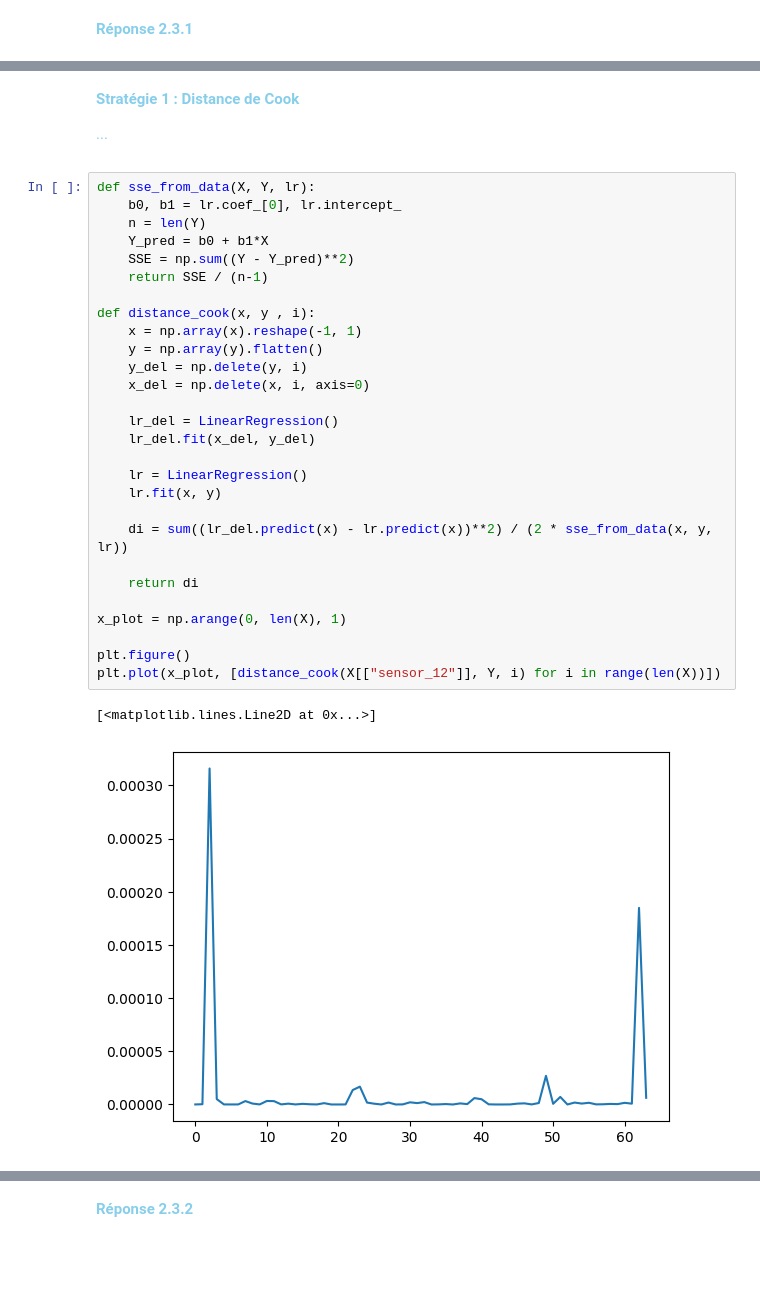
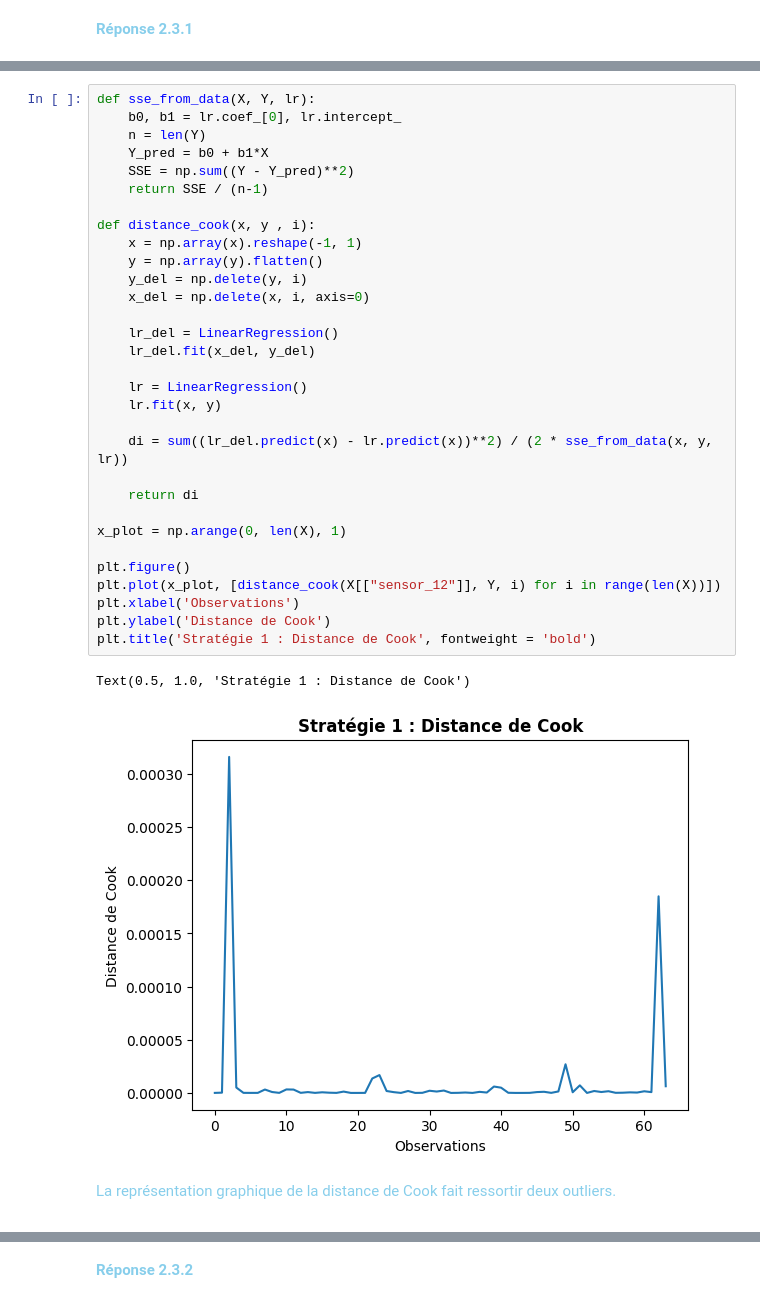
Before and after one commit to alextonon/BE_working_repo, a Jupyter notebook: FSD310_Statistics/stat-ml/BE_statML_2025/BE_StatML_2025.ipynb, the cells around one changed output, grey strips where cells are left out. Cells and saved outputs as stored; diff of their text form; blank space fills up the shorter version.

```diff
--- a/FSD310_Statistics/stat-ml/BE_statML_2025/BE_StatML_2025.ipynb
+++ b/FSD310_Statistics/stat-ml/BE_statML_2025/BE_StatML_2025.ipynb
@@ -419,43 +438,38 @@ On s'intéresse maintenant au lien entre la variable *sensor_12* et le niveau de
+# %%
+def sse_from_data(X, Y, lr):
+    b0, b1 = lr.coef_[0], lr.intercept_
+    n = len(Y)
+    Y_pred = b0 + b1*X
+    SSE = np.sum((Y - Y_pred)**2)
+    return SSE / (n-1)
+
+def distance_cook(x, y , i):
+    x = np.array(x).reshape(-1, 1)
+    y = np.array(y).flatten()
+    y_del = np.delete(y, i)
+    x_del = np.delete(x, i, axis=0)
+
+    lr_del = LinearRegression()
+    lr_del.fit(x_del, y_del)
+
+    lr = LinearRegression()
+    lr.fit(x, y)
+
+    di = sum((lr_del.predict(x) - lr.predict(x))**2) / (2 * sse_from_data(x, y, lr))
+
+    return di
+
+x_plot = np.arange(0, len(X), 1)
+
+plt.figure()
+plt.plot(x_plot, [distance_cook(X[["sensor_12"]], Y, i) for i in range(len(X))])
+plt.xlabel('Observations')
+plt.ylabel('Distance de Cook')
+plt.title('Stratégie 1 : Distance de Cook', fontweight = 'bold')
+# %% [output]
+Text(0.5, 1.0, 'Stratégie 1 : Distance de Cook')
+[figure, added]
 # %% [markdown]
-<span style='color:skyblue'>
+<span style="color:skyblue">
 
-**Stratégie 1 : Distance de Cook**
-
-...
-
-
-
-
-
-</span>
+La représentation graphique de la distance de Cook fait ressortir deux outliers.
-# %%
-def sse_from_data(X, Y, lr):
-    b0, b1 = lr.coef_[0], lr.intercept_
-    n = len(Y)
-    Y_pred = b0 + b1*X
-    SSE = np.sum((Y - Y_pred)**2)
-    return SSE / (n-1)
-
-def distance_cook(x, y , i):
-    x = np.array(x).reshape(-1, 1)
-    y = np.array(y).flatten()
-    y_del = np.delete(y, i)
-    x_del = np.delete(x, i, axis=0)
-
-    lr_del = LinearRegression()
-    lr_del.fit(x_del, y_del)
-
-    lr = LinearRegression()
-    lr.fit(x, y)
-
-    di = sum((lr_del.predict(x) - lr.predict(x))**2) / (2 * sse_from_data(x, y, lr))
-
-    return di
-
-x_plot = np.arange(0, len(X), 1)
-
-plt.figure()
-plt.plot(x_plot, [distance_cook(X[["sensor_12"]], Y, i) for i in range(len(X))])
-# %% [output]
-[<matplotlib.lines.Line2D at 0x...>]
-[figure, removed]
```
Also changed, not shown: parts of 7 cells of this notebook.
